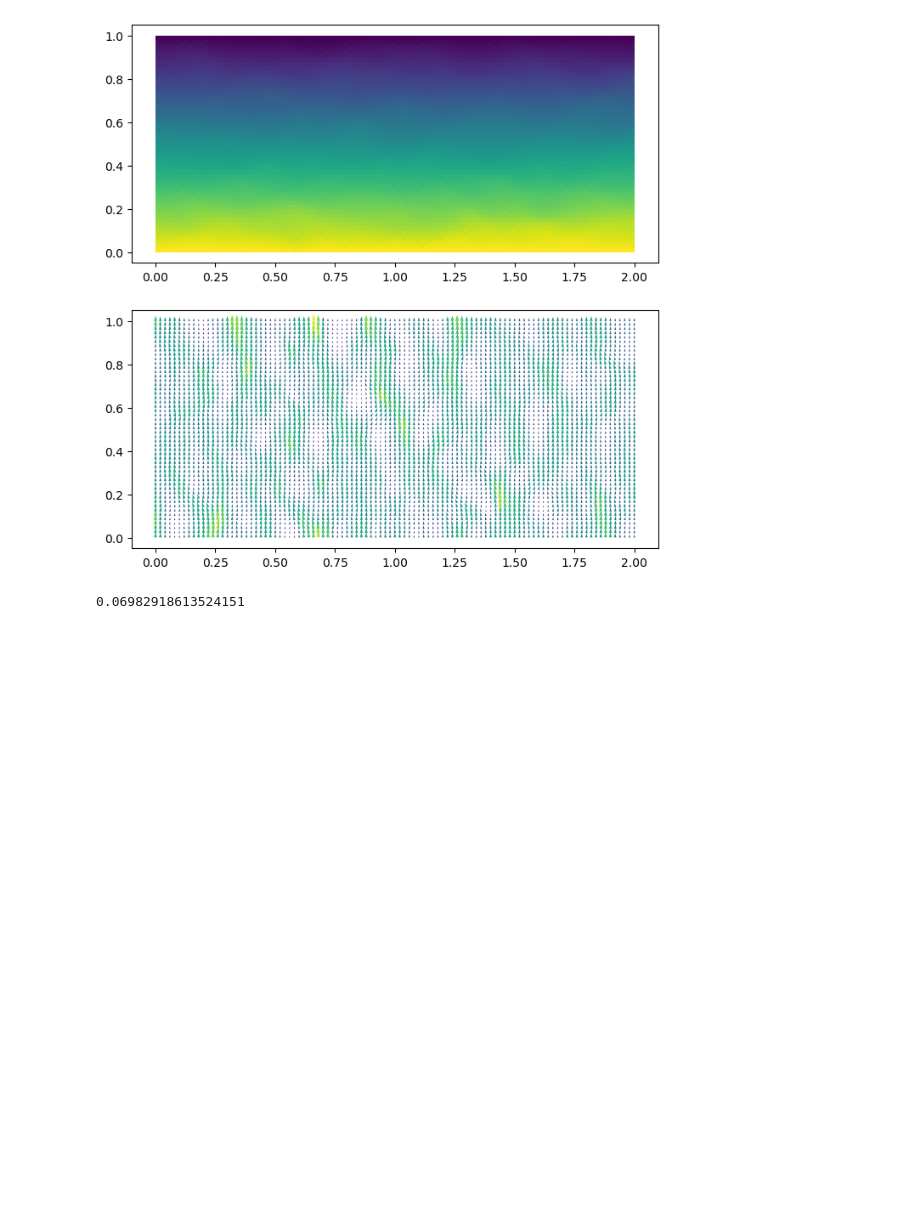
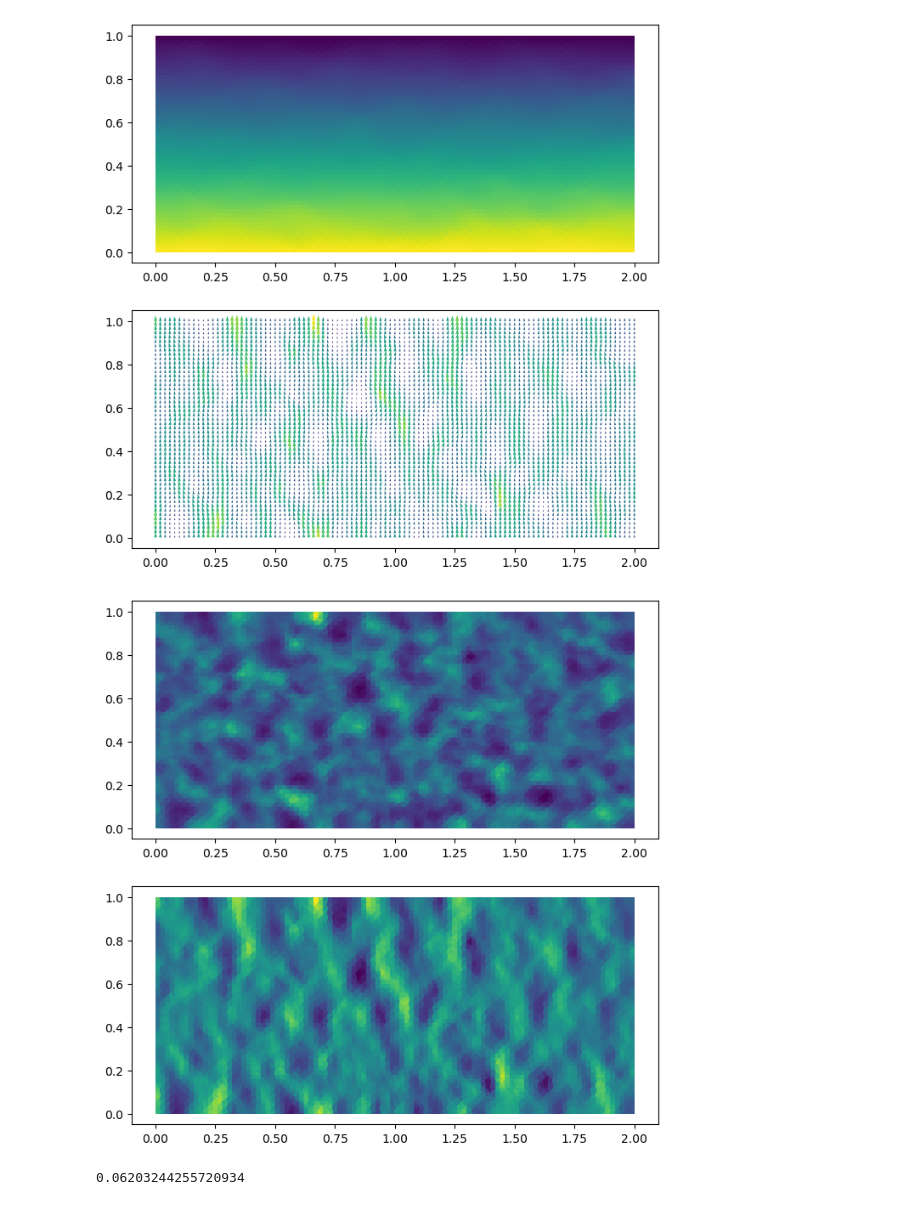
Before and after one commit to pwhuang/RetroPy, a Jupyter notebook: tutorial/4_Darcy_flow/Darcy_flow_with_aperture_image.ipynb, the cells around one changed output. Drawn from its saved outputs; the diff is of its cells as text; code cells hidden in the pictures; blank space fills up the shorter version.

Commit message:
Added methods of projecting velocity to DG spaces, which make plotting simple.

```diff
--- a/tutorial/4_Darcy_flow/Darcy_flow_with_aperture_image.ipynb
+++ b/tutorial/4_Darcy_flow/Darcy_flow_with_aperture_image.ipynb
@@ -72,9 +73,8 @@ class LocalCubicLawFlow(DarcyFlowMixedPoisson, MarkedRectangleMesh):
 
     def get_average_permeability(self, marker: int):
 
-        aperture_size = 1.0
-        flow_rate = assemble(inner(self.fluid_velocity, self.n)*self.ds(marker))
-        cross_section_area = assemble(self._phi*self.ds(marker))*aperture_size
+        flow_rate = assemble(inner(self.fluid_velocity, self.n)*self._phi*self.ds(marker))
+        cross_section_area = assemble(self._phi*self.ds(marker))
         sample_length = 1.0
         delta_p = 1.0
         viscosity = self._mu.values()[0]
@@ -83,6 +83,19 @@ class LocalCubicLawFlow(DarcyFlowMixedPoisson, MarkedRectangleMesh):
 
         return permeability
 
+    def project_velocity_to_DG_space(self):
+        Vec_DG_space = VectorFunctionSpace(self.mesh, 'DG', 0)
+        self.fluid_velocity_DG = project(self.fluid_velocity, Vec_DG_space, solver_type='mumps')
+
+        self.fluid_velocity_DG_x = project(self.fluid_velocity_DG.sub(0), self.pressure_func_space)
+        self.fluid_velocity_DG_y = project(self.fluid_velocity_DG.sub(1), self.pressure_func_space)
+
+    def get_fluid_velocity_DG(self):
+        return self.fluid_velocity_DG_x.copy(), self.fluid_velocity_DG_y.copy()
+
+    def set_functions_to_save(self):
+        self.functions_to_save = [self.fluid_pressure, self.fluid_velocity_DG]
+
 problem = LocalCubicLawFlow(nx, ny)
 marker_dict = problem.get_marker_dict()
 # %%
@@ -116,5 +123,6 @@ plt.show()
 # %%
 %%time
-#problem.set_uzawa_parameters(1e0, 1.1)
+problem.set_additional_parameters()
 problem.solve_flow()
+problem.get_residual()
 # %% [output]
@@ -123,2 +132,3 @@ Wall time: 383 ms
 # %%
-problem.get_residual()
+problem.project_velocity_to_DG_space()
+problem.set_functions_to_save()
@@ -127,6 +135,8 @@ problem.get_residual()
 # %%
 velocity = problem.get_fluid_velocity()
 pressure = problem.get_fluid_pressure()
+
+vel_x_DG, vel_y_DG = problem.get_fluid_velocity_DG()
 # %%
 fig, ax = plt.subplots(2, 1, figsize=(8,8))
 
@@ -136,9 +146,18 @@ mplot_function(ax[1], velocity)
 plt.show()
 # %% [output]
 [figure]
+# %%
+fig, ax = plt.subplots(2, 1, figsize=(8,8))
+
+mplot_function(ax[0], problem.get_permeability())
+mplot_function(ax[1], vel_y_DG)
+
+plt.show()
+# %% [output]
+[figure, added]
 # %%
 #problem.quick_save(file_name='pv_output')
 # %%
 problem.get_average_permeability(marker=marker_dict['top'])
 # %% [output]
-0.06982918613524151
+0.06203244255720934
```
Also changed, not shown: parts of 4 cells of this notebook.
